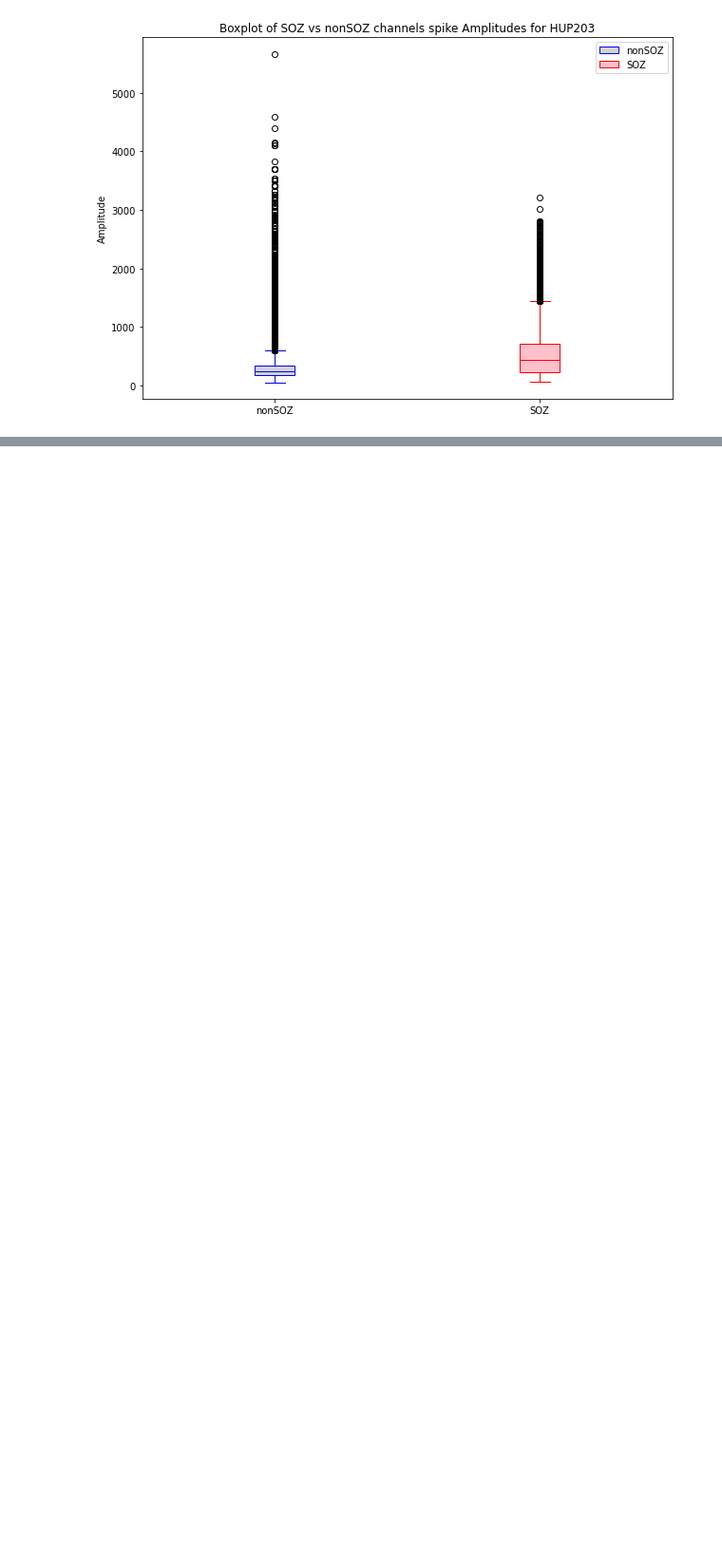
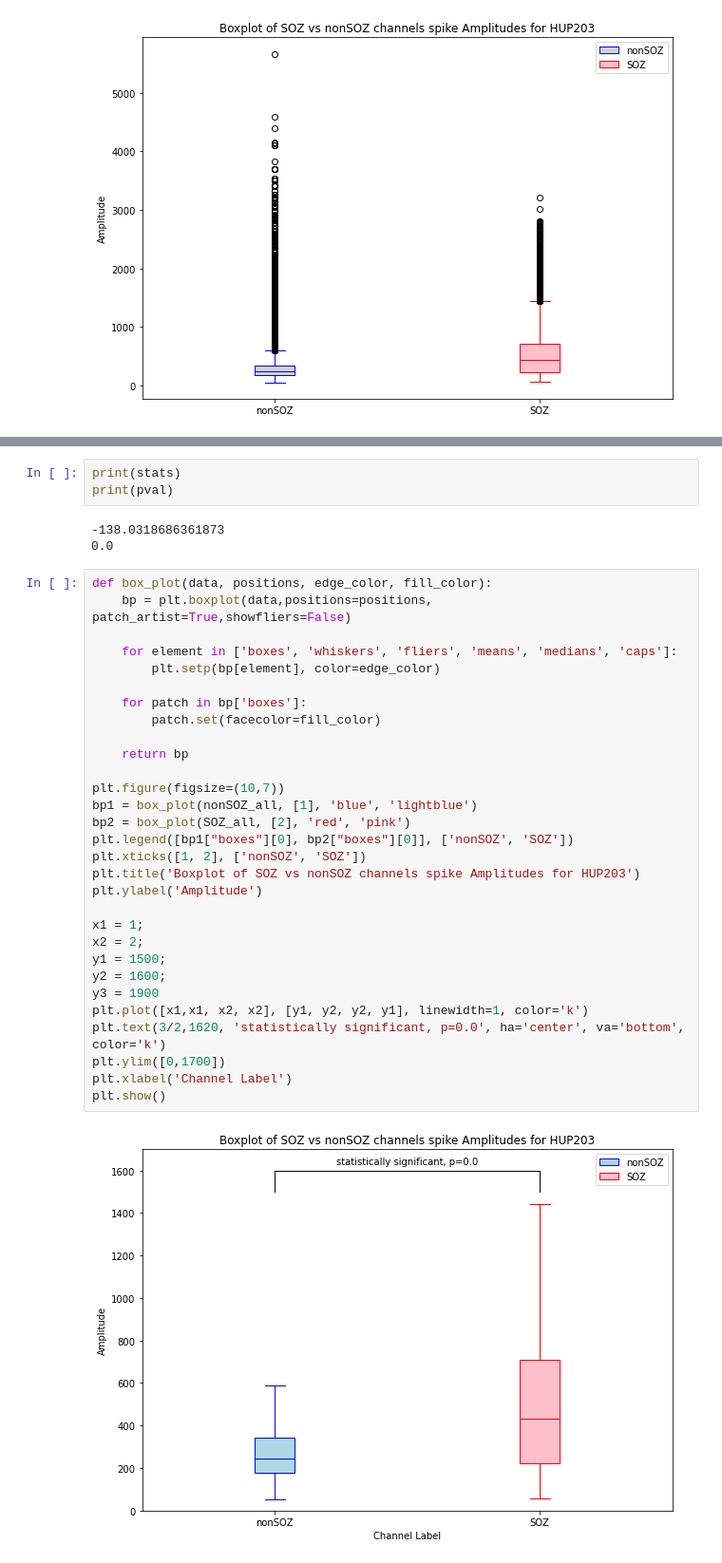
Before and after one commit to carlosaaguila/fc-toolbox-2, a Jupyter notebook: Projects/FC_toolbox/toolbox/5.4.22_updatedpipeline.ipynb, the cells around one changed output, grey strips where cells are left out. Shown at 95% size. Saved outputs shown, nothing was run; the diff lists cells and outputs as text; blank space fills up the shorter version.

Commit message:
added stat test on plot

```diff
--- a/Projects/FC_toolbox/toolbox/5.4.22_updatedpipeline.ipynb
+++ b/Projects/FC_toolbox/toolbox/5.4.22_updatedpipeline.ipynb
@@ -432,0 +420,38 @@ plt.show()
+# %%
+print(stats)
+print(pval)
+# %% [output]
+-138.0318686361873
+0.0
+# %%
+def box_plot(data, positions, edge_color, fill_color):
+    bp = plt.boxplot(data,positions=positions, patch_artist=True,showfliers=False)
+
+    for element in ['boxes', 'whiskers', 'fliers', 'means', 'medians', 'caps']:
+        plt.setp(bp[element], color=edge_color)
+
+    for patch in bp['boxes']:
+        patch.set(facecolor=fill_color)
+
+    return bp
+
+plt.figure(figsize=(10,7))
+bp1 = box_plot(nonSOZ_all, [1], 'blue', 'lightblue')
+bp2 = box_plot(SOZ_all, [2], 'red', 'pink')
+plt.legend([bp1["boxes"][0], bp2["boxes"][0]], ['nonSOZ', 'SOZ'])
+plt.xticks([1, 2], ['nonSOZ', 'SOZ'])
+plt.title('Boxplot of SOZ vs nonSOZ channels spike Amplitudes for HUP203')
+plt.ylabel('Amplitude')
+
+x1 = 1;
+x2 = 2;
+y1 = 1500;
+y2 = 1600;
+y3 = 1900
+plt.plot([x1,x1, x2, x2], [y1, y2, y2, y1], linewidth=1, color='k')
+plt.text(3/2,1620, 'statistically significant, p=0.0', ha='center', va='bottom', color='k')
+plt.ylim([0,1700])
+plt.xlabel('Channel Label')
+plt.show()
+# %% [output]
+[figure, added]
```
Also changed, not shown: parts of 4 cells of this notebook.
